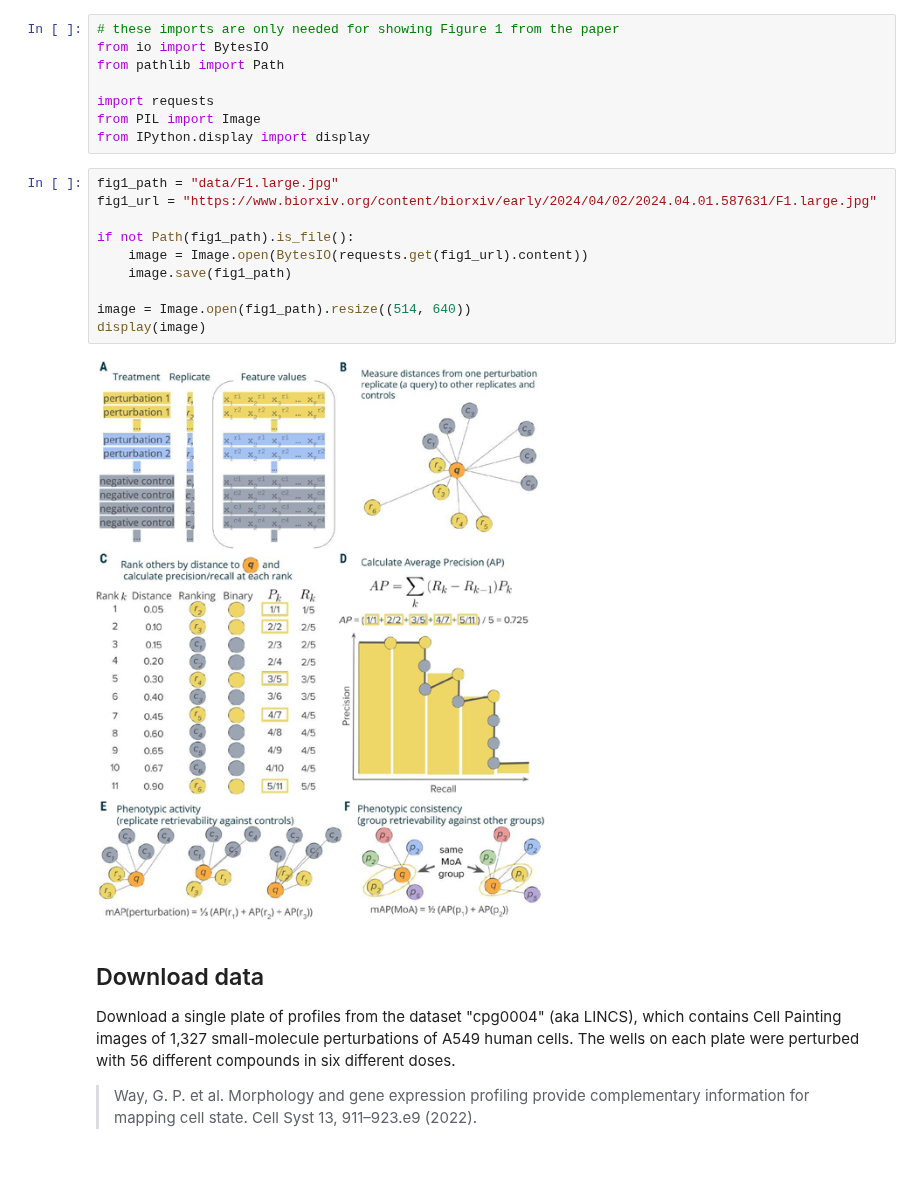
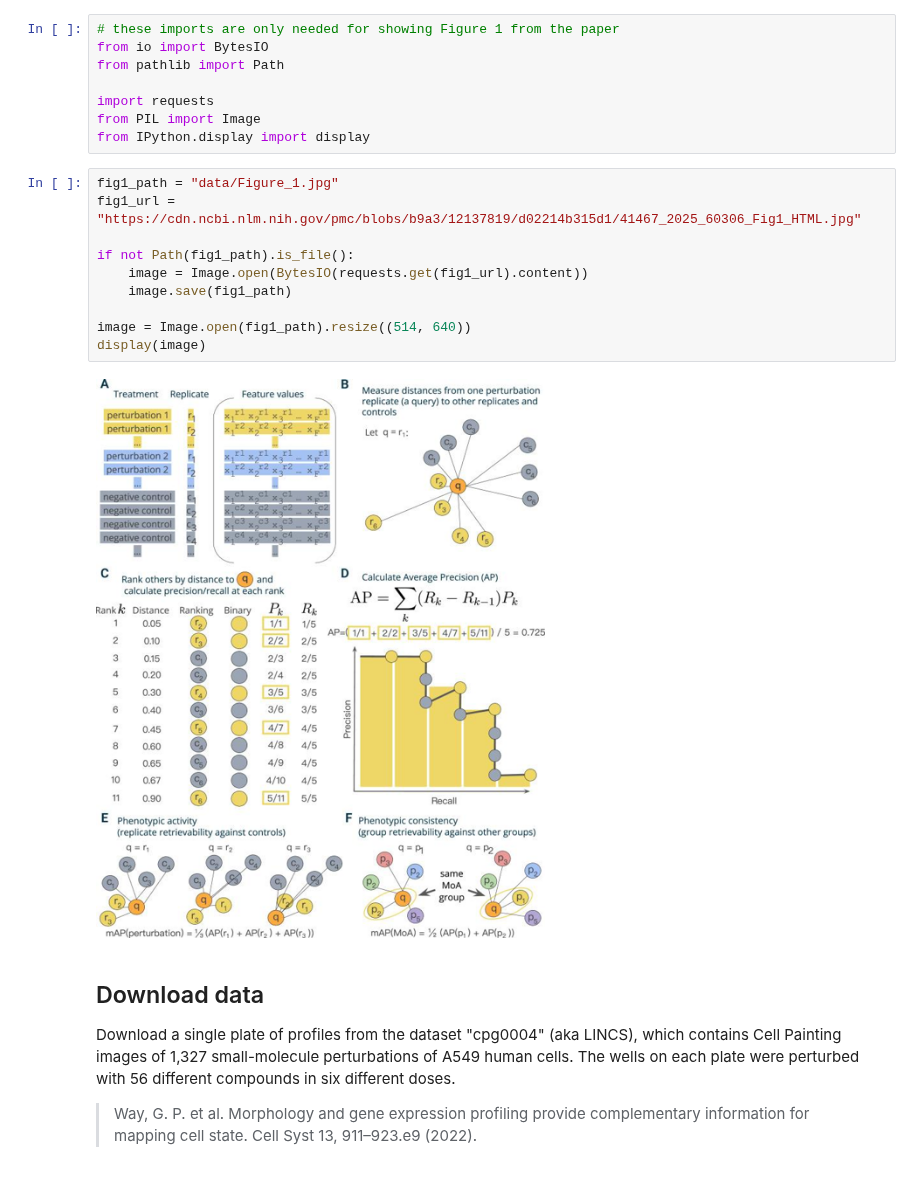
Before and after one commit to cytomining/copairs, a Jupyter notebook: docs/examples/phenotypic_activity.ipynb, the cells around one changed output. Cells and saved outputs as stored; diff of their text form.

```diff
--- a/docs/examples/phenotypic_activity.ipynb
+++ b/docs/examples/phenotypic_activity.ipynb
@@ -29,17 +30,17 @@ import requests
 from PIL import Image
 from IPython.display import display
 # %%
-fig1_path = "data/F1.large.jpg"
-fig1_url = "https://www.biorxiv.org/content/biorxiv/early/2024/04/02/2024.04.01.587631/F1.large.jpg"
+fig1_path = "data/Figure_1.jpg"
+fig1_url = "https://cdn.ncbi.nlm.nih.gov/pmc/blobs/b9a3/12137819/d02214b315d1/41467_2025_60306_Fig1_HTML.jpg"
 
 if not Path(fig1_path).is_file():
     image = Image.open(BytesIO(requests.get(fig1_url).content))
     image.save(fig1_path)
 
 image = Image.open(fig1_path).resize((514, 640))
 display(image)
 # %% [output]
-[figure, old version]
+[figure, new version]
 # %% [markdown]
 ## Download data
 
```
Also changed, not shown: parts of 8 cells of this notebook, 4 other files.
